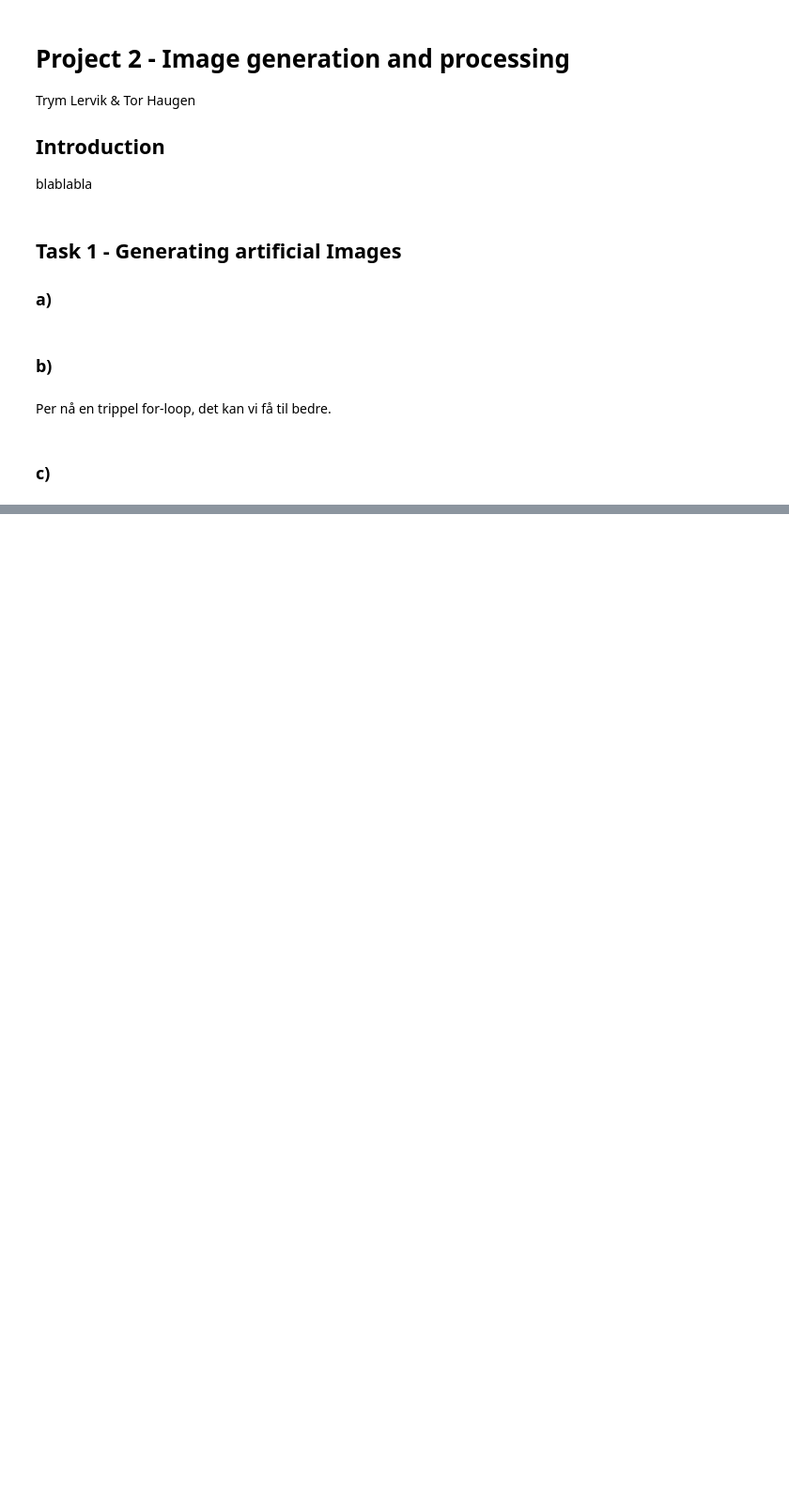
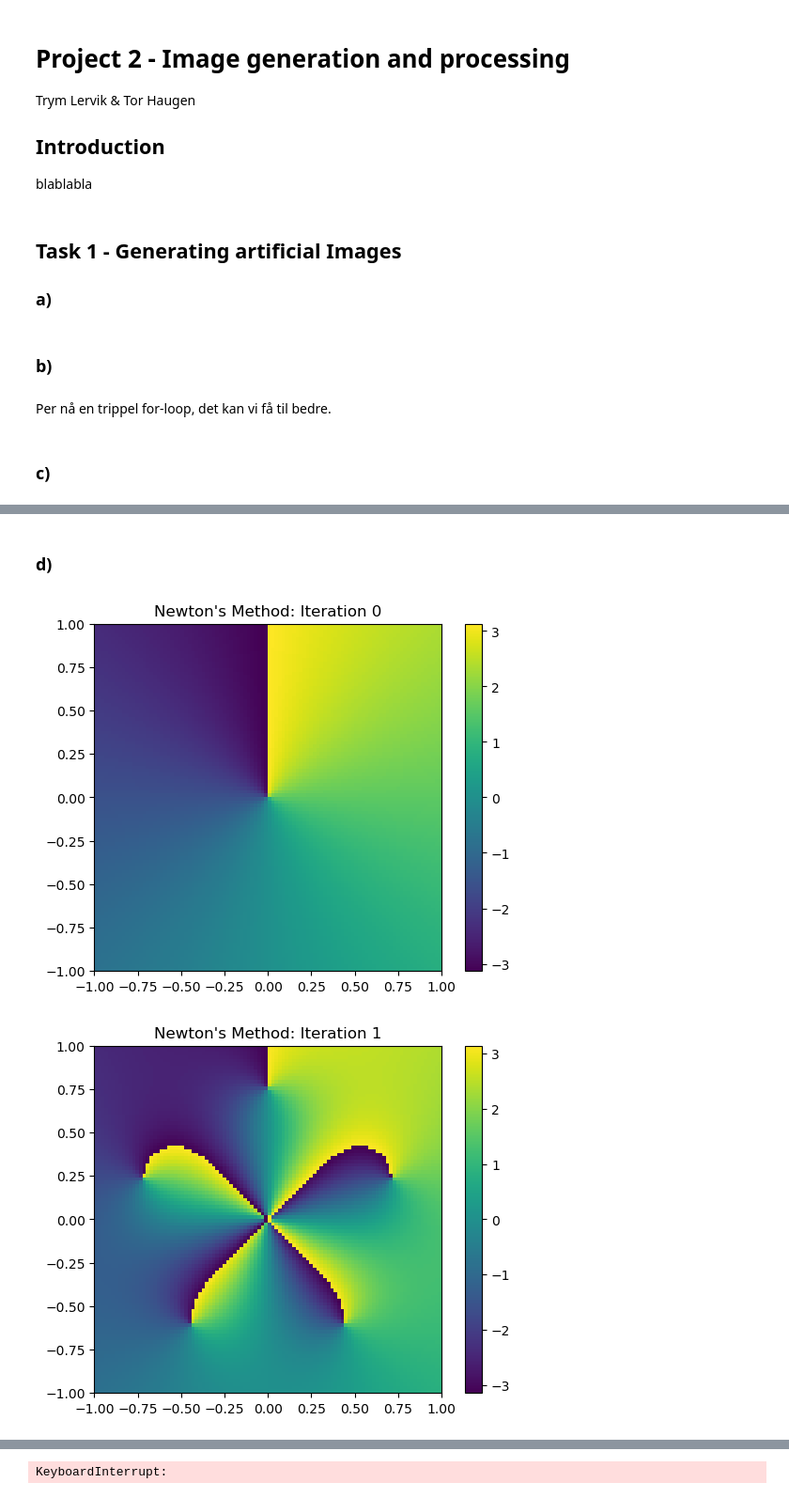
Before and after one commit to EttMolTrym/TMA4215-Project-2, a Jupyter notebook: project_2.ipynb, the cells around one changed output, grey strips where cells are left out. Shown: that part at 94% size. Drawn from its saved outputs; the diff is of its cells as text; code cells hidden in the pictures; blank space fills up the shorter version.

```diff
--- a/project_2.ipynb
+++ b/project_2.ipynb
@@ -63,0 +94,25 @@ def grid_newton(f, Df, n):
+# %% [markdown]
+### d)
+# %%
+def plot_sol_K():
+    """
+    plot_sol plots the solution of the function f(z) = z^3 - 1
+    """
+    f = lambda z: z**5 - 1
+    Df = lambda z: 5*z**4
+    A = grid_newton(f, Df, 100)
+    K = np.arange(0,101,1)
+    for k in K:
+        kwargs = {'maxiter': k}
+        A = grid_newton(f, Df, 100, **kwargs)
+        plt.clf()
+        plt.imshow(np.angle(A), extent=[-1, 1, -1, 1])
+        plt.colorbar()
+        plt.title(f"Newton's Method: Iteration {k}")
+        plt.pause(0.1)
+
+    plt.show()
+plot_sol_K()
+# %% [output]
+[figure, added]
+[figure, added]
@@ -63,0 +123 @@ def grid_newton(f, Df, n):
+KeyboardInterrupt:
```
Also changed, not shown: parts of 6 cells of this notebook.
